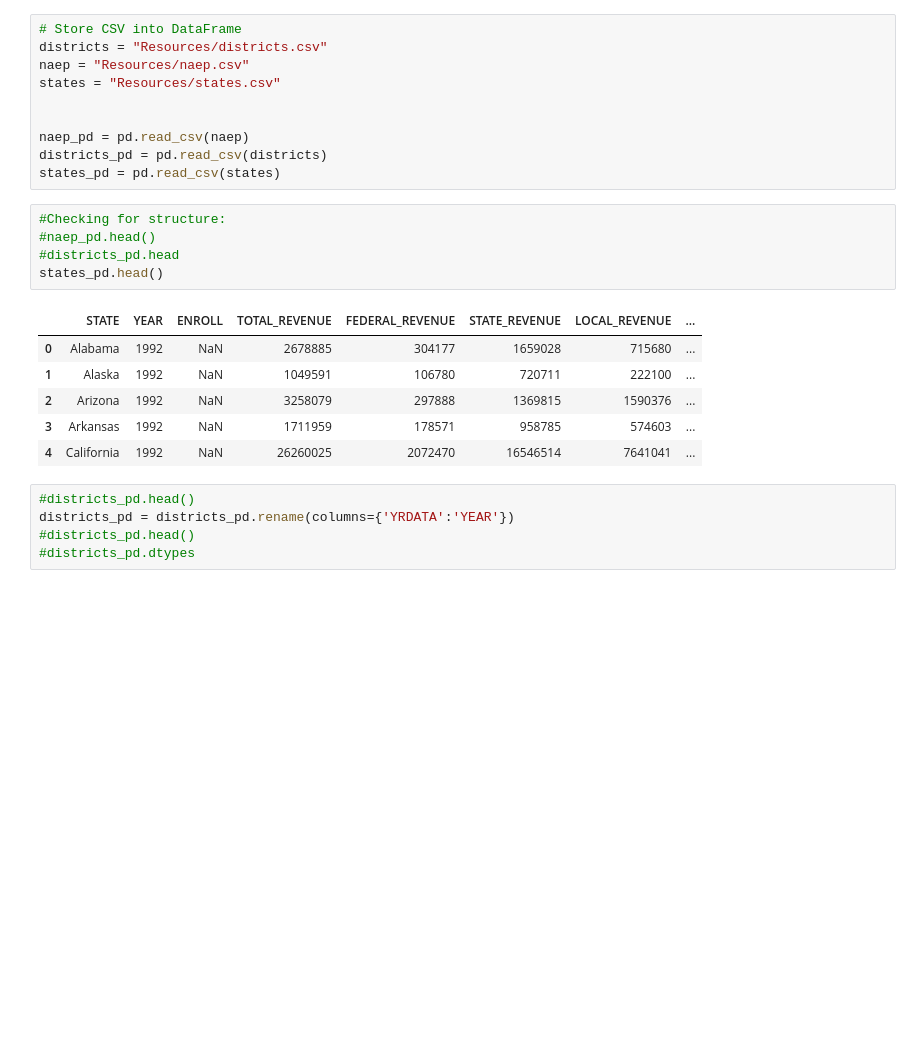
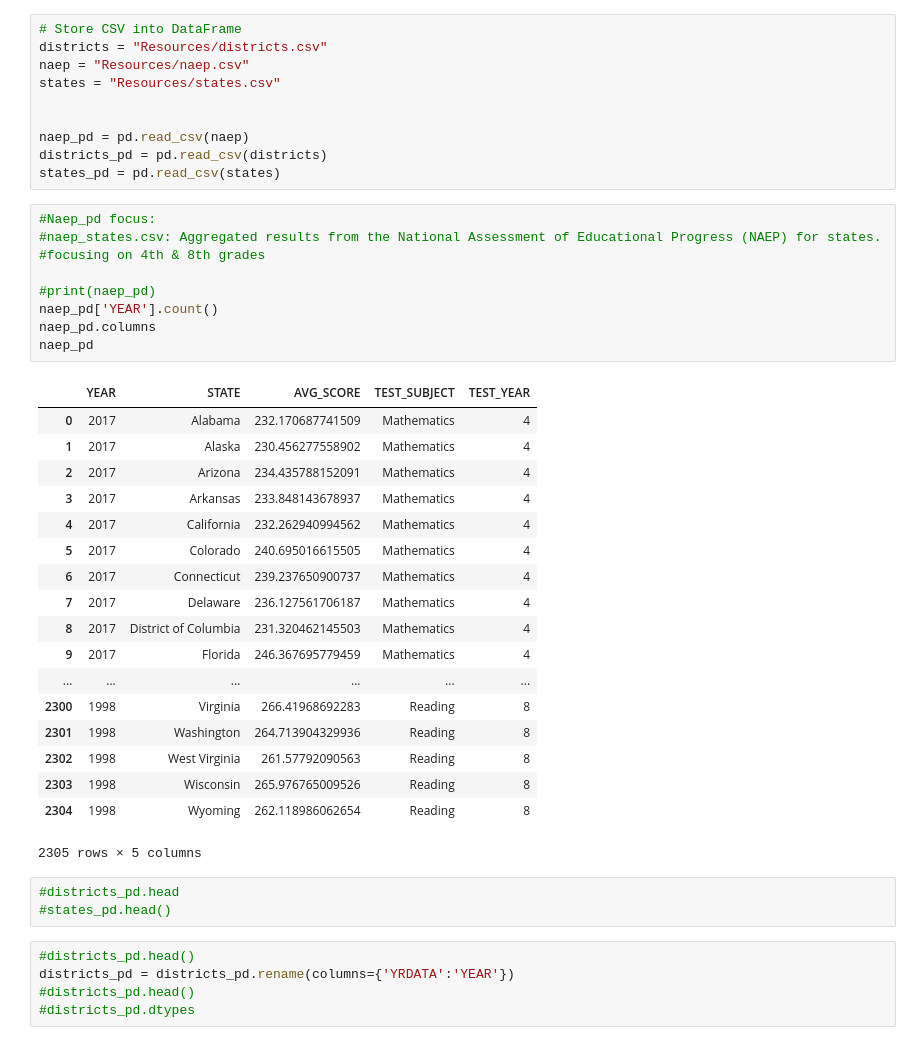
Before and after one commit to juluobruce/Project-, a Jupyter notebook: US Finace Project.ipynb, the cells around one changed output. Cells and saved outputs as stored; diff of their text form; blank space fills up the shorter version.

```diff
--- a/US Finace Project.ipynb
+++ b/US Finace Project.ipynb
@@ -15,18 +21,37 @@ states = "Resources/states.csv"
 naep_pd = pd.read_csv(naep)
 districts_pd = pd.read_csv(districts)
 states_pd = pd.read_csv(states)
+# %%
+#Naep_pd focus:
+#naep_states.csv: Aggregated results from the National Assessment of Educational Progress (NAEP) for states.
+#focusing on 4th & 8th grades
+
+#print(naep_pd)
+naep_pd['YEAR'].count()
+naep_pd.columns
+naep_pd
+# %% [output]
+|  | YEAR | STATE | AVG_SCORE | TEST_SUBJECT | TEST_YEAR |
+| 0 | 2017 | Alabama | 232.170687741509 | Mathematics | 4 |
+| 1 | 2017 | Alaska | 230.456277558902 | Mathematics | 4 |
+| 2 | 2017 | Arizona | 234.435788152091 | Mathematics | 4 |
+| 3 | 2017 | Arkansas | 233.848143678937 | Mathematics | 4 |
+| 4 | 2017 | California | 232.262940994562 | Mathematics | 4 |
+| 5 | 2017 | Colorado | 240.695016615505 | Mathematics | 4 |
+| 6 | 2017 | Connecticut | 239.237650900737 | Mathematics | 4 |
+| 7 | 2017 | Delaware | 236.127561706187 | Mathematics | 4 |
+| 8 | 2017 | District of Columbia | 231.320462145503 | Mathematics | 4 |
+| 9 | 2017 | Florida | 246.367695779459 | Mathematics | 4 |
+| ... | ... | ... | ... | ... | ... |
+| 2300 | 1998 | Virginia | 266.41968692283 | Reading | 8 |
+| 2301 | 1998 | Washington | 264.713904329936 | Reading | 8 |
+| 2302 | 1998 | West Virginia | 261.57792090563 | Reading | 8 |
+| 2303 | 1998 | Wisconsin | 265.976765009526 | Reading | 8 |
+| 2304 | 1998 | Wyoming | 262.118986062654 | Reading | 8 |
+2305 rows × 5 columns
 # %%
-#Checking for structure:
-#naep_pd.head()
 #districts_pd.head
-states_pd.head()
+#states_pd.head()
-# %% [output]
-|  | STATE | YEAR | ENROLL | TOTAL_REVENUE | FEDERAL_REVENUE | STATE_REVENUE | LOCAL_REVENUE | ... |
-| 0 | Alabama | 1992 | NaN | 2678885 | 304177 | 1659028 | 715680 | ... |
-| 1 | Alaska | 1992 | NaN | 1049591 | 106780 | 720711 | 222100 | ... |
-| 2 | Arizona | 1992 | NaN | 3258079 | 297888 | 1369815 | 1590376 | ... |
-| 3 | Arkansas | 1992 | NaN | 1711959 | 178571 | 958785 | 574603 | ... |
-| 4 | California | 1992 | NaN | 26260025 | 2072470 | 16546514 | 7641041 | ... |
 # %%
 #districts_pd.head()
 districts_pd = districts_pd.rename(columns={'YRDATA':'YEAR'})
```
Also changed, not shown: parts of 2 cells of this notebook.
